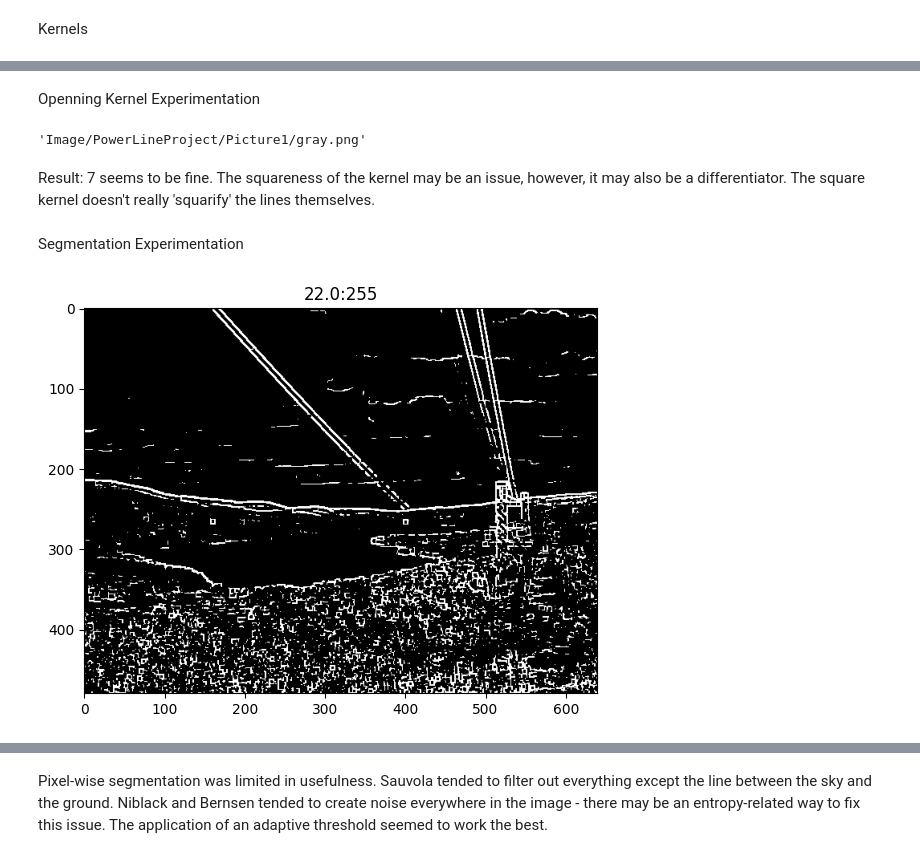
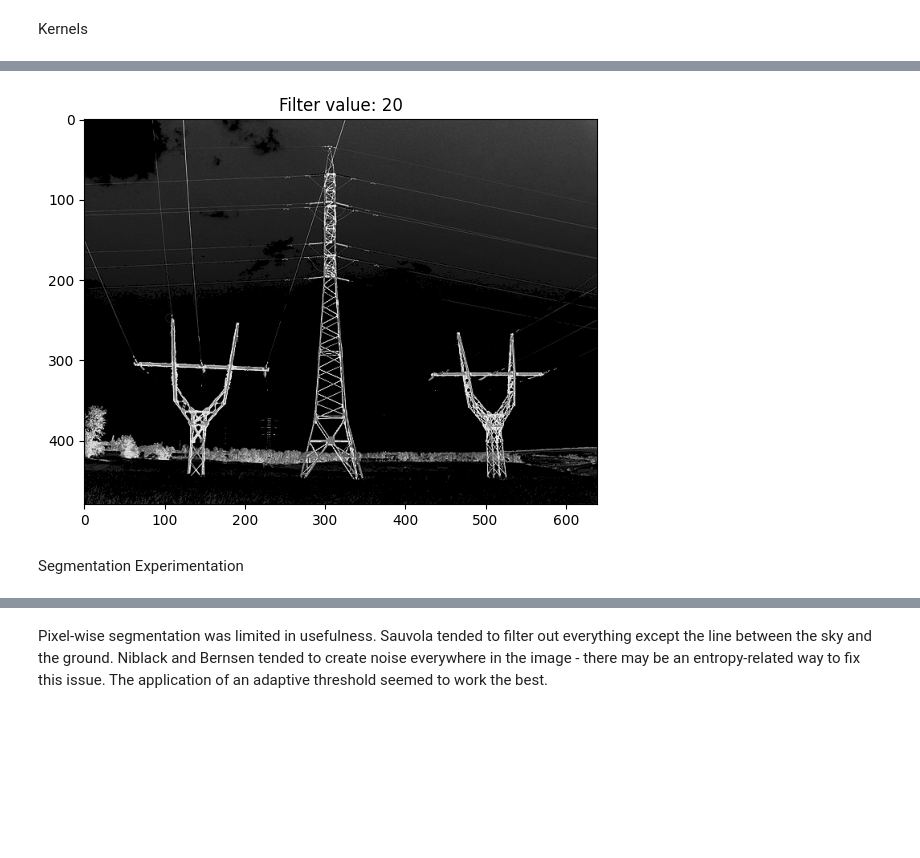
Before and after one commit to Mikerive/Color-Space, a Jupyter notebook: Power_Line_Project.ipynb, the cells around one changed output, grey strips where cells are left out. Cells and saved outputs as stored; diff of their text form; code cells hidden in the pictures; blank space fills up the shorter version.

```diff
--- a/Power_Line_Project.ipynb
+++ b/Power_Line_Project.ipynb
@@ -92,27 +103,7 @@ gray, inverted_path = ColorSpace(inverted_path, folder_name, 'gray').process(rgb
-# %% [markdown]
-Openning Kernel Experimentation
-# %%
-
-# for i in range(3, 11, 2):
-#     kernel = np.full((i,i), 1)
-#     openned, openned_path = ImageProcessor(inverted_path, folder_name, f'openned_{i}').process(Dilation(), kernel)
-#     openned, openned_path = ImageProcessor(openned_path, folder_name, f'openned_{i}').process(Erosion(), kernel)
-
-inverted_path
-# %% [output]
-'Image/PowerLineProject/Picture1/gray.png'
-# %% [markdown]
-Result: 7 seems to be fine. The squareness of the kernel may be an issue, however, it may also be a differentiator. The square kernel doesn't really 'squarify' the lines themselves.
+# %%
+# diff = openned1 - openned2
+gt, gamma_path = Segment(gamma_path, folder_name, 'adaptive_threshold').process(pixels_above_threshold(20))
+# %% [output]
+[figure, added]
 # %% [markdown]
 Segmentation Experimentation
-# %%
-kernel = np.full((7,7), 1)
-openned1, openned_path1 = Processor(inverted_path, folder_name, 'openned_7').process(Dilation(), np.full((7,7), 1))
-openned2, openned_path2 = Processor(inverted_path, folder_name, 'openned_3').process(Dilation(), np.full((3,3), 1))
-
-diff = openned1 - openned2
-
-diff_path = ImageUtil(diff).save_image_to_folder(folder_name, 'difference.png')
-gt, gt_path = Segment(diff_path, folder_name, 'adaptive_threshold').process(Adaptive_Global_Threshold())
-# %% [output]
-[figure, removed]
```
Also changed, not shown: parts of 22 cells of this notebook, 3 other files.
